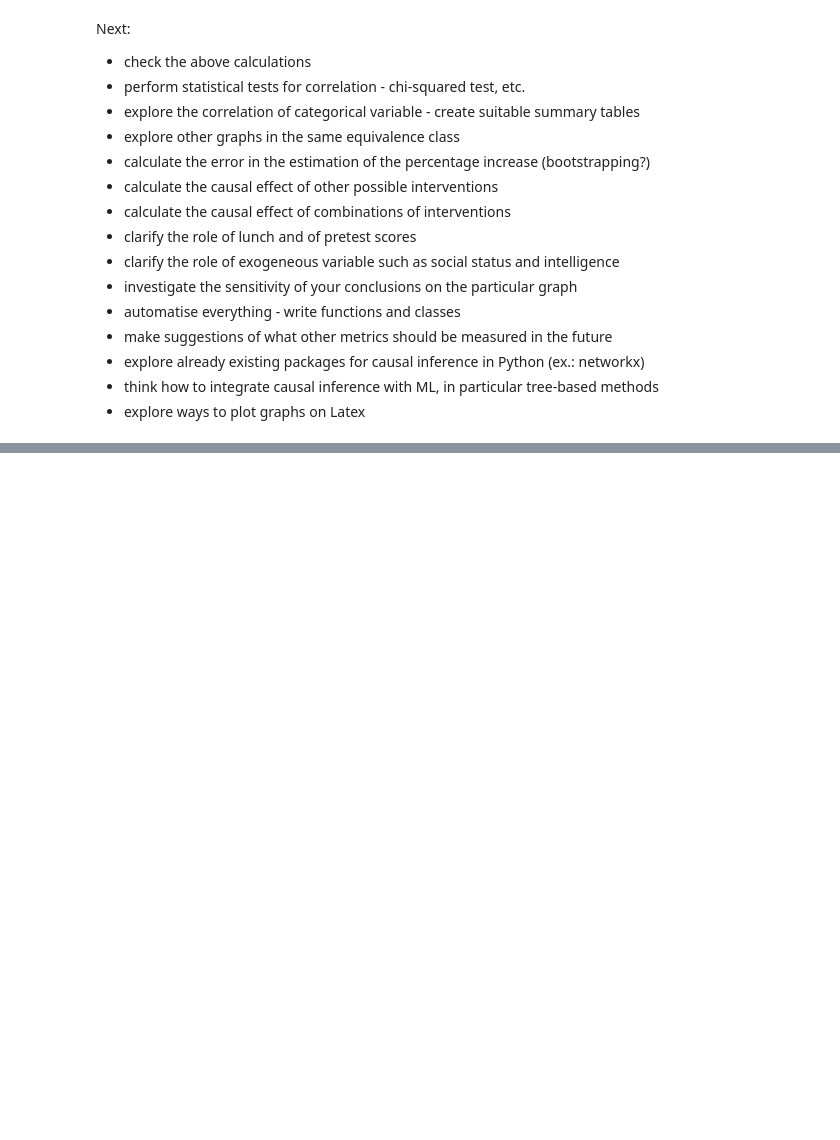
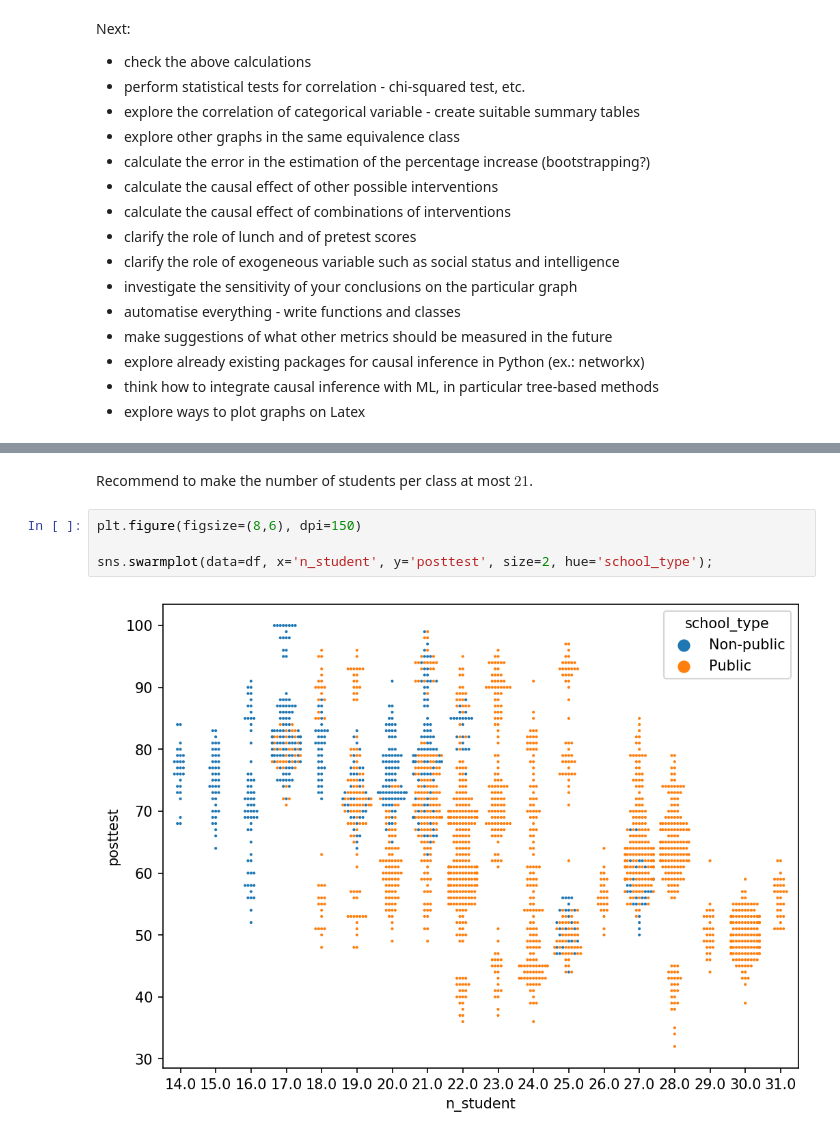
Before and after one commit to divanov137/Test-Scores, a Jupyter notebook: notebooks/test_scores.ipynb, the cells around one changed output, grey strips where cells are left out. Drawn from its saved outputs; the diff is of its cells as text; blank space fills up the shorter version.

```diff
--- a/notebooks/test_scores.ipynb
+++ b/notebooks/test_scores.ipynb
@@ -650,0 +703,8 @@ Next:
+# %% [markdown]
+Recommend to make the number of students per class at most $21$.
+# %%
+plt.figure(figsize=(8,6), dpi=150)
+
+sns.swarmplot(data=df, x='n_student', y='posttest', size=2, hue='school_type');
+# %% [output]
+[figure, added]
```
Also changed, not shown: parts of 14 cells of this notebook.
